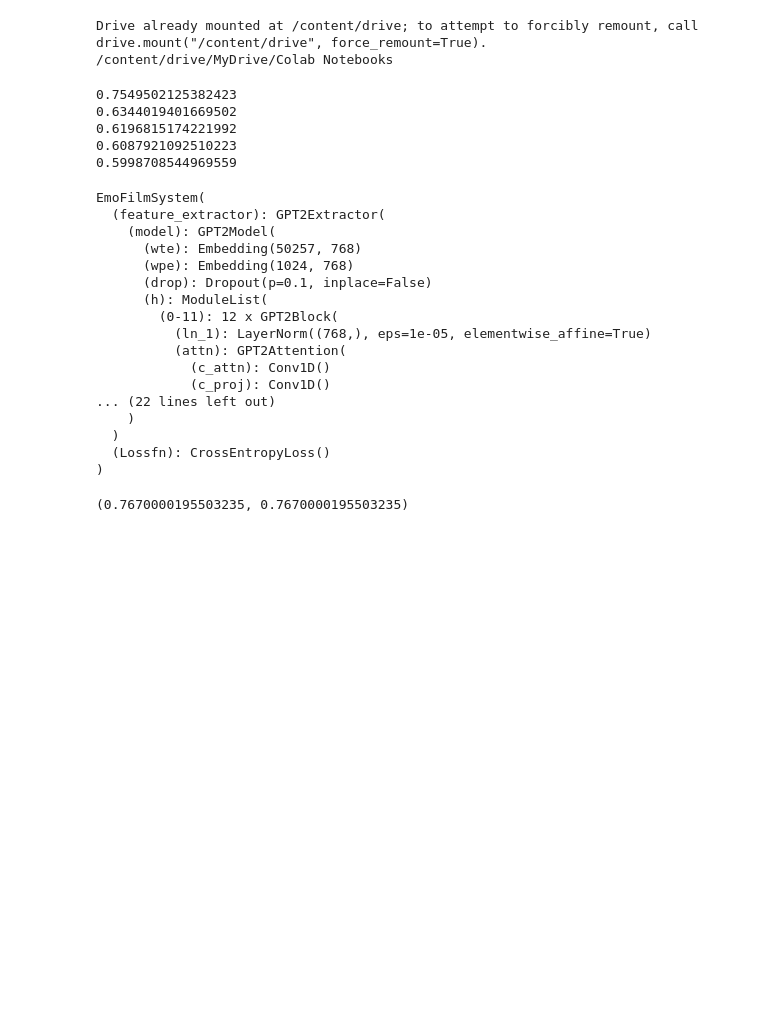
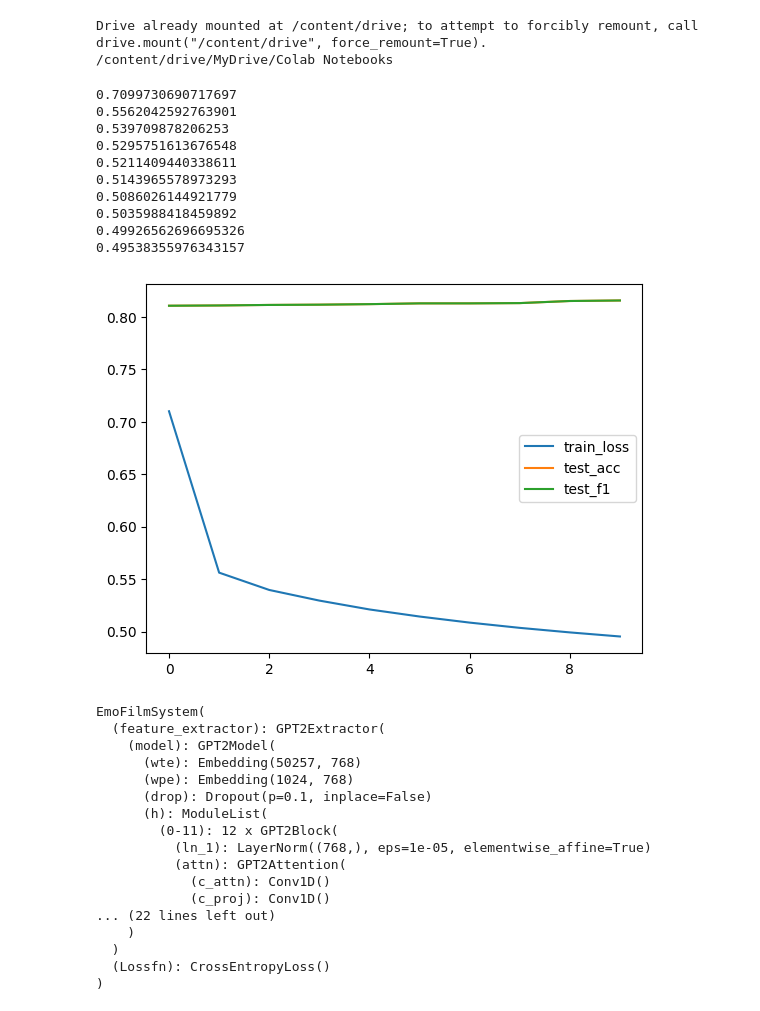
Before and after one commit to ece1786-2023/FilmEMO, a Jupyter notebook: trainer.ipynb, the cells around one changed output. Drawn from its saved outputs; the diff is of its cells as text; code cells hidden in the pictures; blank space fills up the shorter version.

Commit message:
adding evaluate model and visualize training curve feature

```diff
--- a/trainer.ipynb
+++ b/trainer.ipynb
@@ -43,6 +43,7 @@ from torch.utils.data import DataLoader
 import torch
 from torch.nn import functional as F
 from torcheval.metrics import  MulticlassF1Score, MulticlassAccuracy
+import matplotlib.pyplot as plt
 
 @torch.no_grad()
 def evaluate(model, data_loader, f1_metric, acc_metric):
@@ -57,6 +58,14 @@ def evaluate(model, data_loader, f1_metric, acc_metric):
     acc_metric.reset()
     return f1_score, acc_score
 
+def plot_curve(train_loss_list, test_acc_list, test_f1_list):
+    X = range(len(train_loss_list))
+    plt.plot(train_loss_list, label="train_loss")
+    plt.plot(test_acc_list, label="test_acc")
+    plt.plot(test_f1_list, label="test_f1")
+    plt.legend()
+    plt.show()
+
 class Trainer:
   def __init__(self, train_data, test_data, model, epoch=100, lr=0.005, batch_size = 64, optim=AdamW, device="cuda" if torch.cuda.is_available() else "cpu"):
       self.train_data = train_data
@@ -67,7 +76,7 @@ class Trainer:
       self.epoch = epoch
       self.batch_size = batch_size
       self.lr = lr
-      self.f1 =  MulticlassF1Score(num_classes=self.model.get_number_classes())
+      self.f1 =  MulticlassF1Score(num_classes=self.model.get_number_classes(), average="macro")
       self.acc = MulticlassAccuracy()
 
   def lm_collate_fn(self, batch, tokenize_fn):
@@ -86,7 +95,10 @@ class Trainer:
 
   def train(self):
       self.train_dataloader = DataLoader(self.train_data, batch_size=self.batch_size, collate_fn=lambda batch: self.lm_collate_fn(batch, tokenize_fn=self.model.tokenized_input))
-      self.test_dataloader = DataLoader(self.test_data, batch_size=self.batch_size, collate_fn=lambda batch: self.lm_collate_fn(batch, tokenize_fn=self.model.tokenized_input))
+      self.test_dataloader = DataLoader(self.test_data, batch_size=256, collate_fn=lambda batch: self.lm_collate_fn(batch, tokenize_fn=self.model.tokenized_input))
+      train_loss_list = []
+      test_acc_list = []
+      test_f1_list = []
       for i in range(self.epoch):
         train_loss = 0
         n_points = 0
@@ -103,6 +115,12 @@ class Trainer:
           self.optimizer.zero_grad()
           n_points += 1
         print(train_loss/n_points)
+        train_loss_list.append(train_loss/n_points)
+        test_f1, test_acc = self.evaluate_model()
+        test_f1_list.append(test_f1)
+        test_acc_list.append(test_acc)
+      # plot graph
+      plot_curve(train_loss_list, test_acc_list, test_f1_list)
       return self.model
 # %%
 from model.system_factory import SystemFactory
@@ -116,35 +134,42 @@ train_data, test_data = DataFactory(data_filepath).train_test_split(train_ratio=
 # %%
 import os
 # os.environ["PYTORCH_CUDA_ALLOC_CONF"] = "max_split_size_mb:<10000>"
 # os.environ["CUDA_MODULE_LOADING"] = "LAZY"
 # default using gpu
 torch.manual_seed(10)
 trainer_config = {
     "epoch": 5,
     "lr":2e-5,
     "batch_size": 32,
     "optim": AdamW,
     "device": "cuda" if torch.cuda.is_available() else "cpu"
 }
 
 system_config = {
     "extractor_config":{"pre_train_model_name":"gpt2-medium",
                         "train_extractor":False},
     "classifier_config":{"number_classes":3,
                          "hidden_units":[32]},
-    "Lossfn":nn.CrossEntropyLoss
+    "Lossfn":nn.CrossEntropyLoss,
+    "max_length":128
 }
 # initialize system
 emofilmsystem = SystemFactory.produce_system(**system_config)
 # initialize trainer
 trainer = Trainer(train_data=train_data, test_data=test_data, model=emofilmsystem, **trainer_config)
 trainer.train()
 # %% [output]
-0.7549502125382423
-0.6344019401669502
-0.6196815174221992
-0.6087921092510223
-0.5998708544969559
+0.7099730690717697
+0.5562042592763901
+0.539709878206253
+0.5295751613676548
+0.5211409440338611
+0.5143965578973293
+0.5086026144921779
+0.5035988418459892
+0.49926562696695326
+0.49538355976343157
+[figure, added]
 EmoFilmSystem(
   (feature_extractor): GPT2Extractor(
     (model): GPT2Model(
@@ -164,5 +189,3 @@ EmoFilmSystem(
 )
 # %%
 trainer.evaluate_model()
-# %% [output]
-(0.7670000195503235, 0.7670000195503235)
```
Also changed, not shown: 2 other files.
